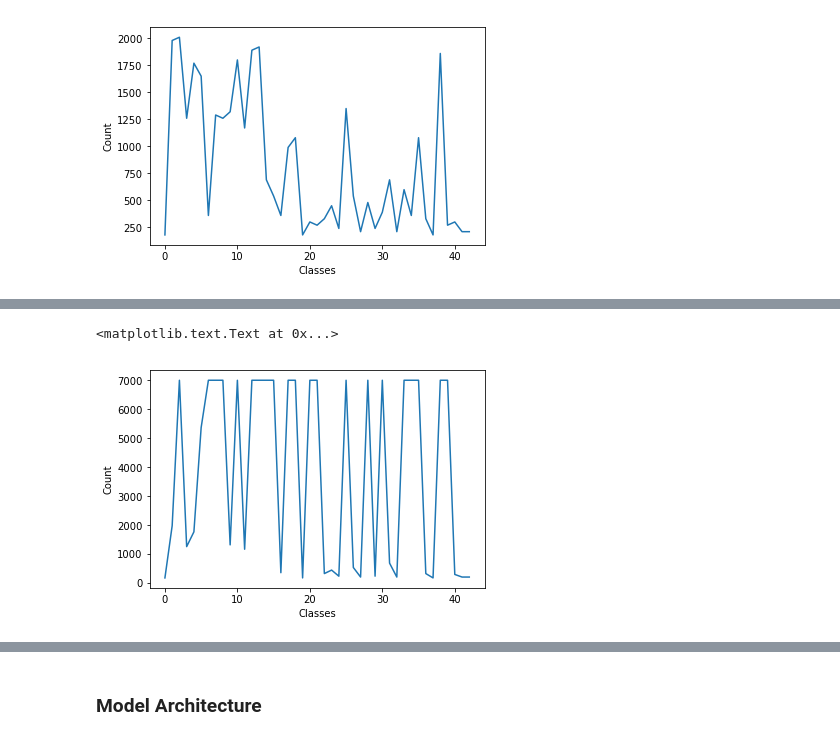
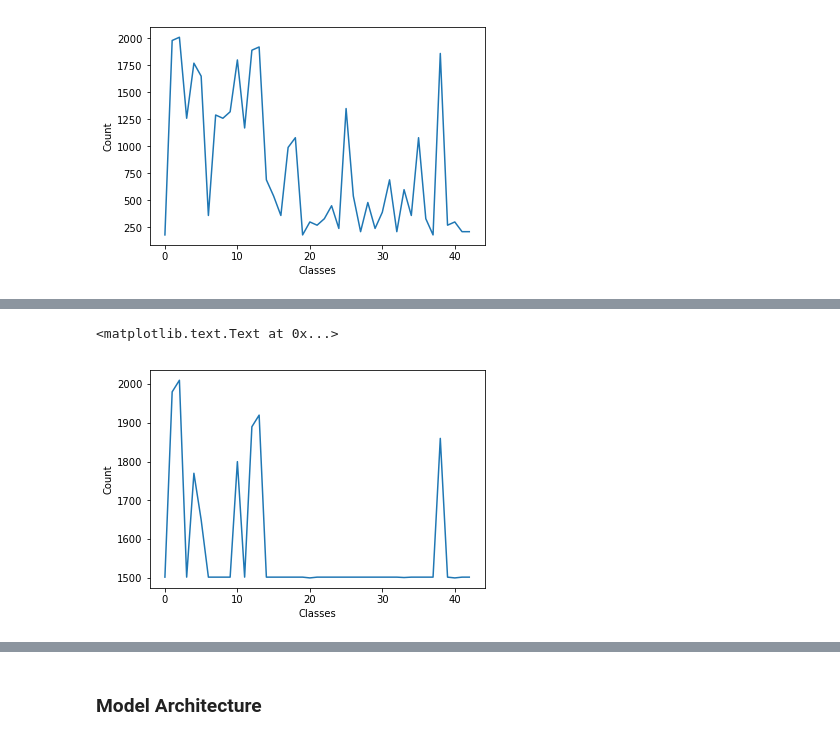
Before and after one commit to ebbaabbe/CarND-Traffic-Sign-Classifier-Project, a Jupyter notebook: Traffic_Sign_Classifier.ipynb, the cells around one changed output, grey strips where cells are left out. Drawn from its saved outputs; the diff is of its cells as text; code cells hidden in the pictures.

```diff
--- a/Traffic_Sign_Classifier.ipynb
+++ b/Traffic_Sign_Classifier.ipynb
@@ -72,7 +75,7 @@ n_test = X_test.shape[0]
 image_shape = X_train[0].shape
 
 # TODO: How many unique classes/labels there are in the dataset.
-n_classes = np.unique(y_train)
+n_classes = len(np.unique(y_train))
 
 print("Number of training examples =", n_train)
 print("Number of testing examples =", n_test)
@@ -183,12 +188,13 @@ Use the code cell (or multiple code cells, if necessary) to implement the first
 ### Preprocess the data here. It is required to normalize the data. Other preprocessing steps could include
 ### converting to grayscale, etc.
 ### Feel free to use as many code cells as needed.
+
 # Check distribution of test sample
-label_d=np.zeros(len(n_classes))
+label_d=np.zeros(n_classes)
 for i in range(0,len(y_train)):
     label_d[y_train[i]] = label_d[y_train[i]]+1
 
-x=np.arange(len(n_classes))
+x=np.arange(n_classes)
 plt.plot(x, label_d)
 plt.xlabel("Classes")
 plt.ylabel("Count")
@@ -197,0 +226,8 @@ plt.ylabel("Count")
+# %%
+# Normalize the grey scale images
+X_train_bw = X_train_bw - np.mean(X_train_bw)
+X_test_bw = X_train_bw - np.mean(X_test_bw)
+print('Mean, min and max before normalizing:',
+      np.mean(X_train_bw), np.min(X_train_bw), np.max(X_train_bw))
+print('Mean, min and max after normalizing:',
+      np.mean(X_test_bw), np.min(X_test_bw), np.max(X_test_bw))
@@ -198,70 +237,62 @@ plt.ylabel("Count")
 # %%
-# Generate more training images by rotating and increasing the brightness of an image
-# Generate 3000 samples per class
-import cv2
+# Generate more training images by rotating and shifting an image for
+# classes where the training set has very few samples
 
-print("train dataset: ", X_train.shape)
-print("test dataset: ", X_test.shape)
-print("validation dataset: ", X_valid.shape)
+# Generate a min of 1500 samples per class
+import scipy.ndimage
+import random
+
+print("Current train dataset: ", X_train_bw.shape)
 
 X_train_new = []
 y_train_new = []
 
-up_limit=7000
-for idx, image in enumerate(X_train):
+up_limit=1500
+for idx, image in enumerate(X_train_bw):
     gen_cnt = up_limit - label_d[y_train[idx]]
 
     if gen_cnt <= 0 :
-        #print("No more images for class: ", n_classes[y_train[idx]])
         continue
 
-    # apply rotation and brightness on each image
+    # apply rotation and shifting on each image
     rows,cols,ch = image.shape
-    for b in range(0,50):
+    for b in range(0,100):
         # Rotation
-        ang_rot = np.random.uniform(20)-10
-        Rot_M = cv2.getRotationMatrix2D((cols/2,rows/2),20,1)
+        ang_rot = np.random.randint(-30,30)
+        # cv2.getRotationMatrix2D(center, angle, scale) → retval
+        Rot_M = cv2.getRotationMatrix2D((cols/2,rows/2),ang_rot,1)
+        image1 = cv2.warpAffine(image,Rot_M,(cols,rows))
+        image1 = image1.reshape(32,32,1)
 
-        # Translation
-        tr_x = 5*np.random.uniform()-5/2
-        tr_y = 5*np.random.uniform()-5/2
-        Trans_M = np.float32([[1,0,tr_x],[0,1,tr_y]])
-
-        # Shear
-        pts1 = np.float32([[5,5],[20,5],[5,20]])
-
-        pt1 = 5+10*np.random.uniform()-5
-        pt2 = 20+10*np.random.uniform()-5
-
-        # Brightness
-        pts2 = np.float32([[pt1,5],[pt2,pt1],[5,pt2]])
-
-        shear_M = cv2.getAffineTransform(pts1,pts2)
-
-        image = cv2.warpAffine(image,Rot_M,(cols,rows))
-        image = cv2.warpAffine(image,Trans_M,(cols,rows))
-        image = cv2.warpAffine(image,shear_M,(cols,rows))
-
-        X_train_new.append(image)
+        #print("Image1: ", image1.shape)
+        X_train_new.append(image1)
         y_train_new.append(y_train[idx])
         label_d[y_train[idx]] = label_d[y_train[idx]] + 1
+
+        # shift
+        image2 = scipy.ndimage.interpolation.shift(
+            image, [random.randrange(-2, 2), random.randrange(-2, 2), 0])
+        #print("Image2: ", image2.shape)
+        X_train_new.append(image2)
+        y_train_new.append(y_train[idx])
+        label_d[y_train[idx]] = label_d[y_train[idx]] + 1
+
 
         if label_d[y_train[idx]] > up_limit:
             break
 
 #print("X_train: ",X_train.shape)
 y_train = np.concatenate((y_train, y_train_new))
-X_train = np.concatenate((X_train,X_train_new))
+X_train_bw = np.concatenate((X_train_bw,X_train_new))
 
-print("After appending images train dataset: ", X_train.shape)
-
+print("After appending images train dataset: ", X_train_bw.shape)
 
 #Plot training set distribution
-label_d=np.zeros(len(n_classes))
+label_d=np.zeros(n_classes)
 for i in range(0,len(y_train)):
     label_d[y_train[i]] = label_d[y_train[i]]+1
 
-x=np.arange(len(n_classes))
+x=np.arange(n_classes)
 plt.plot(x, label_d)
 plt.xlabel("Classes")
 plt.ylabel("Count")
@@ -273,3 +302,3 @@ After appending images train dataset:  (164747, 32, 32, 3)
 <matplotlib.text.Text at 0x...>
-[figure, old version]
+[figure, new version]
 # %%
```
Also changed, not shown: parts of 16 cells of this notebook, 8 other files.
